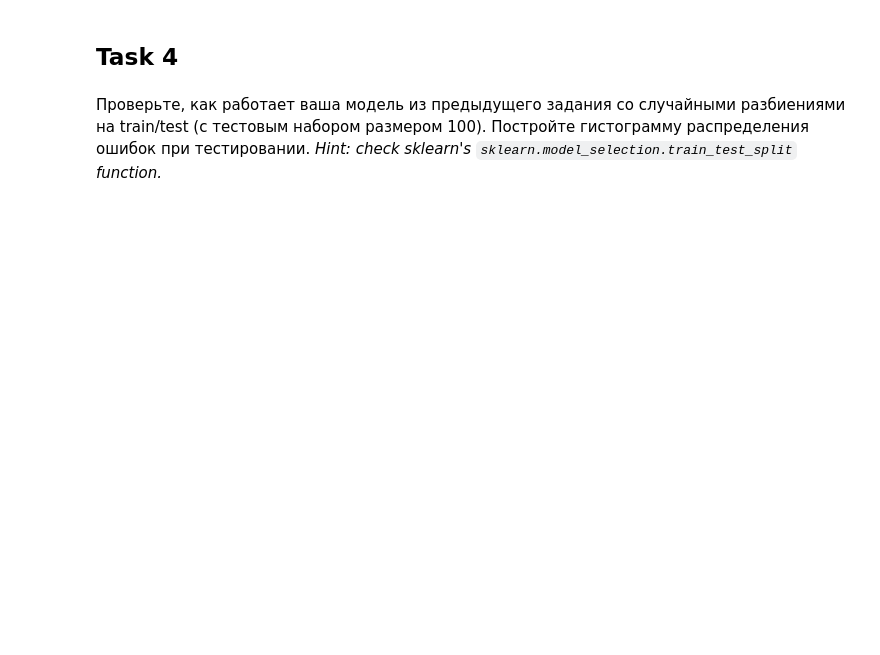
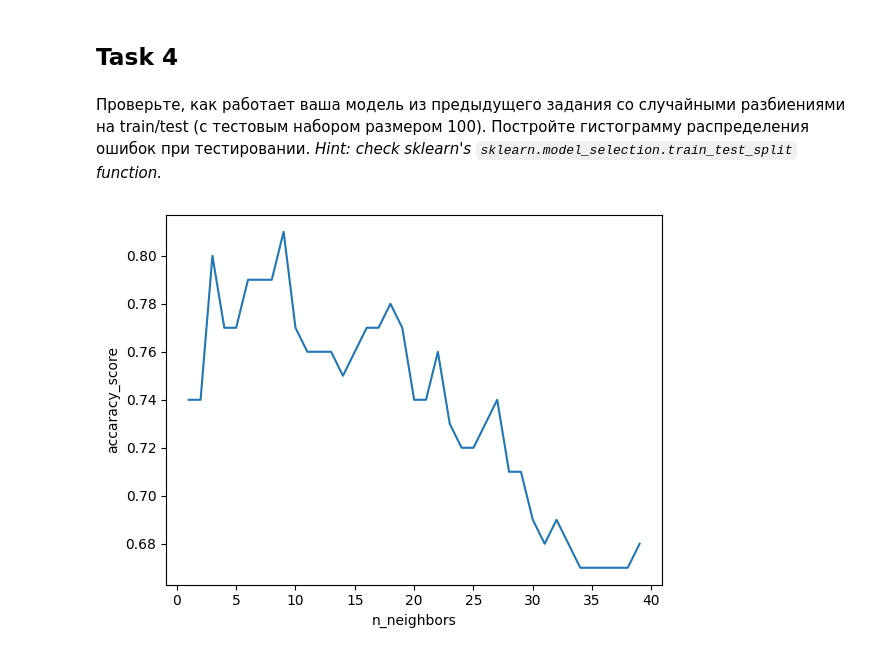
Before and after one commit to Uralbeckins/PET-Hotel-Price-Prediction-, a Jupyter notebook: Seminar_2_HW.ipynb, the cells around one changed output. Drawn from its saved outputs; the diff is of its cells as text; code cells hidden in the pictures; blank space fills up the shorter version.

```diff
--- a/Seminar_2_HW.ipynb
+++ b/Seminar_2_HW.ipynb
@@ -142,0 +141,41 @@ from sklearn.model_selection import train_test_split
+# %%
+from sklearn.model_selection import train_test_split
+
+data = pd.read_csv("train.csv", index_col='PassengerId')
+data_train, data_test =
+neighbors = []
+acc = []
+
+for i in range(1, 40):
+    model = KNeighborsClassifier(
+        # <YOUR CODE>
+        # E.g.
+        n_neighbors=i
+    )
+
+    model.fit(
+        feature_selection_and_preprocessing(
+            data_train.drop('Survived', axis=1)
+        ),
+        data_train['Survived']
+    )
+
+    test_predictions = model.predict(
+        feature_selection_and_preprocessing(
+            data_test.drop('Survived', axis=1)
+        )
+    )
+
+    neighbors.append(i)
+    acc.append(accuracy_score(
+    data_test['Survived'],
+    test_predictions
+    ))
+fig, ax = plt.subplots()
+ax.plot(neighbors, acc)
+ax.set_xlabel('n_neighbors')
+ax.set_ylabel('accaracy_score')
+plt.show()
+# <YOUR CODE>
+# %% [output]
+[figure, added]
```
Also changed, not shown: parts of 2 cells of this notebook.
